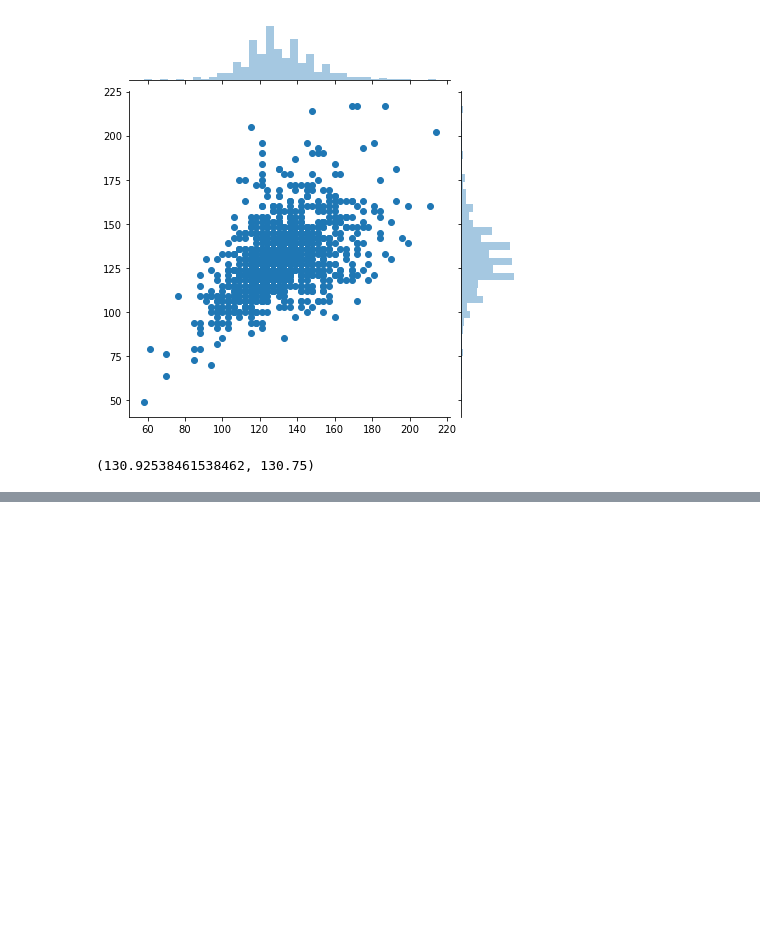
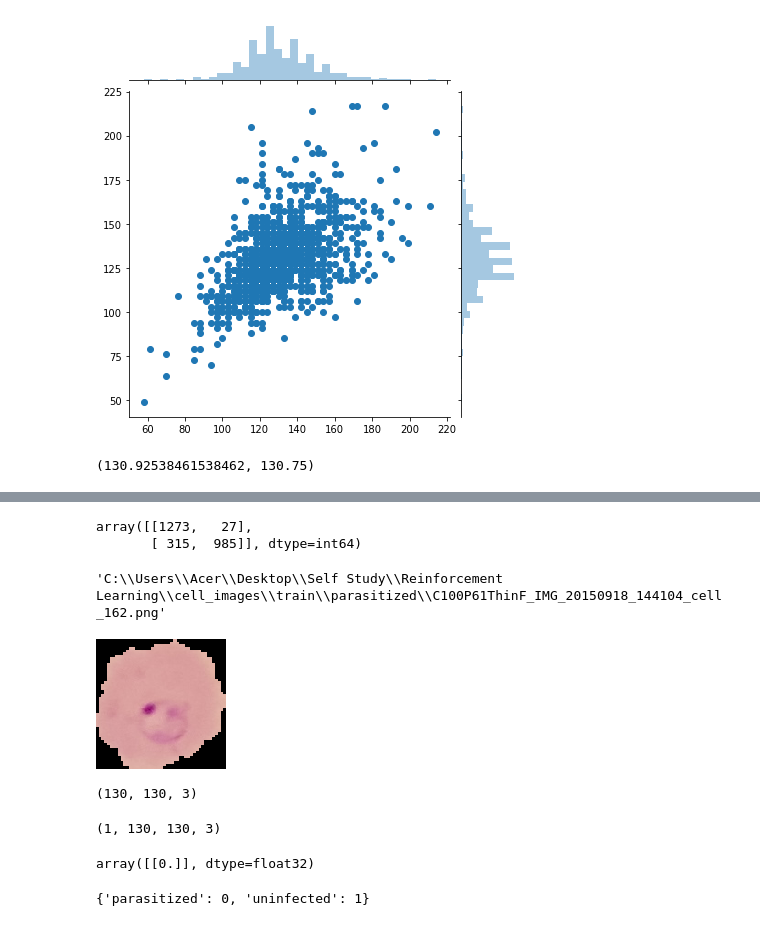
Before and after one commit to PasinduUkwatta/Reinforcement-Learning, a Jupyter notebook: RL_Real_Image_Classification.ipynb, the cells around one changed output, grey strips where cells are left out. Drawn from its saved outputs; the diff is of its cells as text; code cells hidden in the pictures; blank space fills up the shorter version.

```diff
--- a/RL_Real_Image_Classification.ipynb
+++ b/RL_Real_Image_Classification.ipynb
@@ -119,0 +291,33 @@ image_shape=(130,130,3)
+# %%
+confusion_matrix(test_img_gen.classes,predictions)
+# %% [output]
+array([[1273,   27],
+       [ 315,  985]], dtype=int64)
+# %%
+para_cell
+# %% [output]
+'C:\\Users\\Acer\\Desktop\\Self Study\\Reinforcement Learning\\cell_images\\train\\parasitized\\C100P61ThinF_IMG_20150918_144104_cell_162.png'
+# %%
+from tensorflow.keras.preprocessing import image
+my_image=image.load_img(para_cell,target_size=image_shape)
+my_image
+# %% [output]
+[figure, added]
+# %%
+my_image_array =image.img_to_array(my_image)
+my_image_array.shape
+# %% [output]
+(130, 130, 3)
+# %%
+image =np.expand_dims(my_image_array,axis=0)
+image.shape
+# %% [output]
+(1, 130, 130, 3)
+# %%
+model.predict(image)
+# %% [output]
+array([[0.]], dtype=float32)
+# %%
+train_img_gen.class_indices
+# %% [output]
+{'parasitized': 0, 'uninfected': 1}
```
Also changed, not shown: parts of 20 cells of this notebook, 1 other file.
